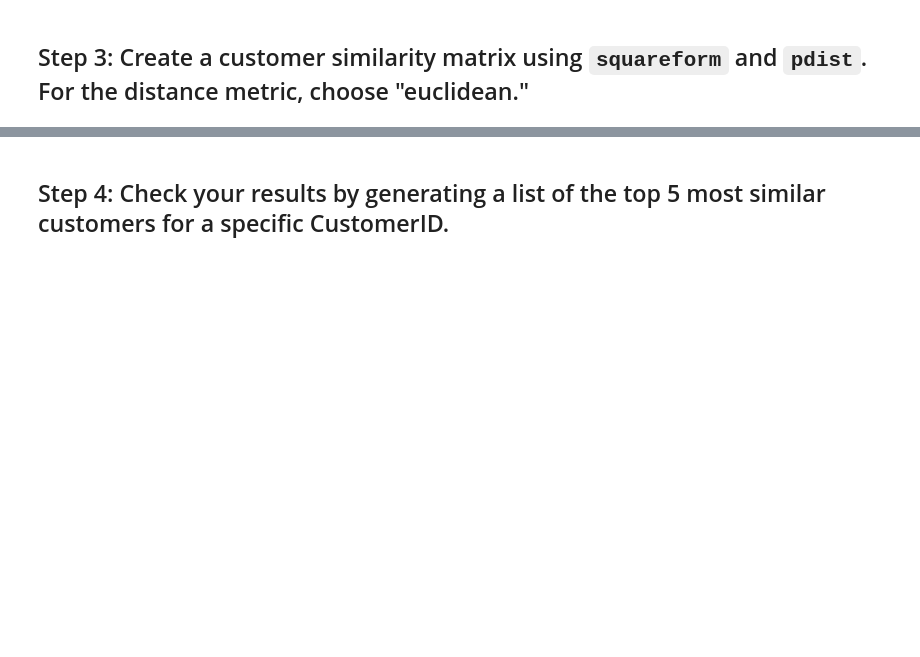
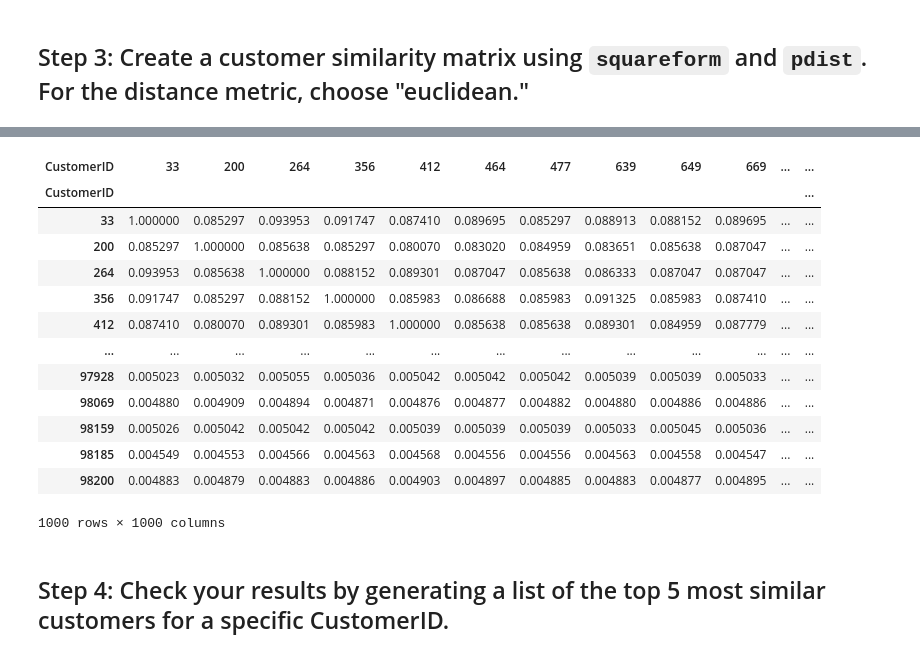
Before and after one commit to napoleonthevitzla/dataptmad1121_labs, a Jupyter notebook: extra-work/m2/lab-intro-recommender-systems/your-code/main.ipynb, the cells around one changed output, grey strips where cells are left out. Drawn from its saved outputs; the diff is of its cells as text; code cells hidden in the pictures; blank space fills up the shorter version.

```diff
--- a/extra-work/m2/lab-intro-recommender-systems/your-code/main.ipynb
+++ b/extra-work/m2/lab-intro-recommender-systems/your-code/main.ipynb
@@ -26,2 +92,27 @@ The rows of the matrix should represent the products, the columns should represe
+# %%
+euclid_distance = pd.DataFrame(product_custom_table,
+                           index=product_custom_table.T.index,
+                           columns=product_custom_table.T.index)
+
+euclid_distance_norm = pd.DataFrame(1/(1 + squareform(pdist(product_custom_table.T, 'euclidean'))),
+                         index=product_custom_table.T.index,
+                         columns=product_custom_table.T.index)
+
+euclid_distance_norm
+# %% [output]
+| CustomerID | 33 | 200 | 264 | 356 | 412 | 464 | 477 | 639 | 649 | 669 | ... | ... |
+| CustomerID |  |  |  |  |  |  |  |  |  |  |  | ... |
+| 33 | 1.000000 | 0.085297 | 0.093953 | 0.091747 | 0.087410 | 0.089695 | 0.085297 | 0.088913 | 0.088152 | 0.089695 | ... | ... |
+| 200 | 0.085297 | 1.000000 | 0.085638 | 0.085297 | 0.080070 | 0.083020 | 0.084959 | 0.083651 | 0.085638 | 0.087047 | ... | ... |
+| 264 | 0.093953 | 0.085638 | 1.000000 | 0.088152 | 0.089301 | 0.087047 | 0.085638 | 0.086333 | 0.087047 | 0.087047 | ... | ... |
+| 356 | 0.091747 | 0.085297 | 0.088152 | 1.000000 | 0.085983 | 0.086688 | 0.085983 | 0.091325 | 0.085983 | 0.087410 | ... | ... |
+| 412 | 0.087410 | 0.080070 | 0.089301 | 0.085983 | 1.000000 | 0.085638 | 0.085638 | 0.089301 | 0.084959 | 0.087779 | ... | ... |
+| ... | ... | ... | ... | ... | ... | ... | ... | ... | ... | ... | ... | ... |
+| 97928 | 0.005023 | 0.005032 | 0.005055 | 0.005036 | 0.005042 | 0.005042 | 0.005042 | 0.005039 | 0.005039 | 0.005033 | ... | ... |
+| 98069 | 0.004880 | 0.004909 | 0.004894 | 0.004871 | 0.004876 | 0.004877 | 0.004882 | 0.004880 | 0.004886 | 0.004886 | ... | ... |
+| 98159 | 0.005026 | 0.005042 | 0.005042 | 0.005042 | 0.005039 | 0.005039 | 0.005039 | 0.005033 | 0.005045 | 0.005036 | ... | ... |
+| 98185 | 0.004549 | 0.004553 | 0.004566 | 0.004563 | 0.004568 | 0.004556 | 0.004556 | 0.004563 | 0.004558 | 0.004547 | ... | ... |
+| 98200 | 0.004883 | 0.004879 | 0.004883 | 0.004886 | 0.004903 | 0.004897 | 0.004885 | 0.004883 | 0.004877 | 0.004895 | ... | ... |
+1000 rows × 1000 columns
 # %% [markdown]
 ## Step 4: Check your results by generating a list of the top 5 most similar customers for a specific CustomerID.
```
Also changed, not shown: parts of 10 cells of this notebook.
